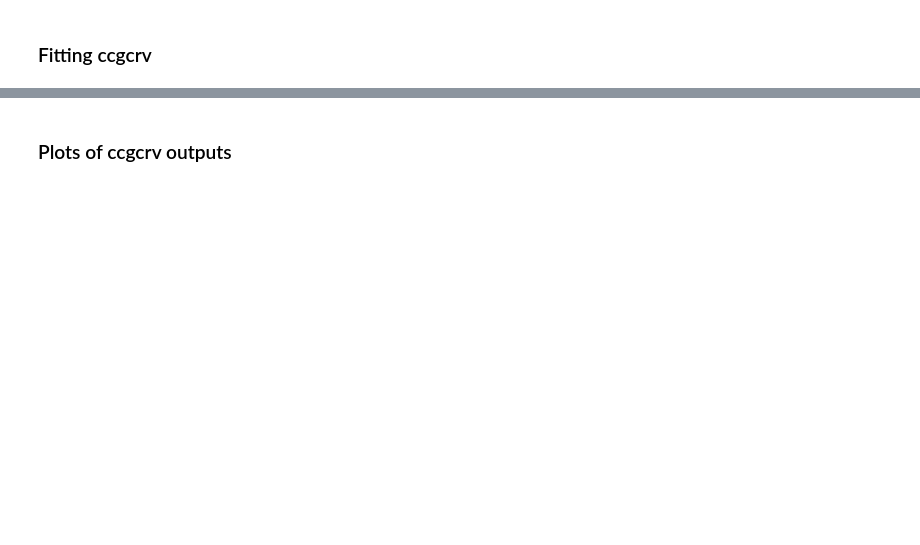
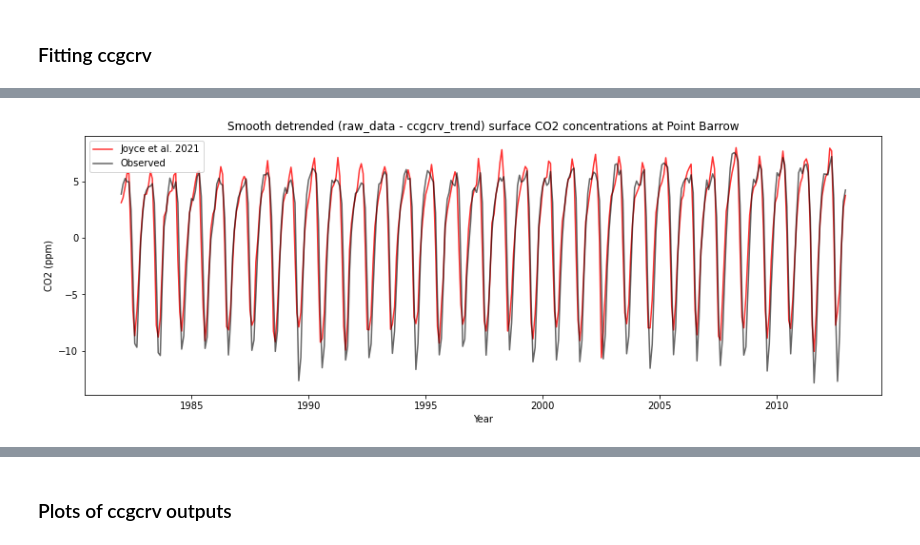
Before and after one commit to femoyano/co2_analysis, a Jupyter notebook: CO2_analysis.ipynb, the cells around one changed output, grey strips where cells are left out. Saved outputs shown, nothing was run; the diff lists cells and outputs as text; code cells hidden in the pictures; blank space fills up the shorter version.

```diff
--- a/CO2_analysis.ipynb
+++ b/CO2_analysis.ipynb
@@ -133,0 +195,22 @@ ccgfit_joyce = fit_ccgcrv(xp=co2_brw["decimal_year"], yp=co2_brw["co2_joyce"], p
+# %%
+# Calculate values
+co2_brw['co2_obs_dts'] = co2_brw.loc[:,'co2_obs'] - fit_obs['trend']
+co2_brw['co2_joyce_dts'] = co2_brw.loc[:,'co2_joyce'] - fit_joyce['trend']
+co2_brw_sub = co2_brw.loc[:,('year', 'co2_obs_dts', 'co2_joyce_dts')]
+
+co2_brw_yavg = co2_brw_sub.groupby(['year'], as_index=False).agg(np.mean)
+co2_brw_ymin = co2_brw_sub.groupby(['year'], as_index=False).agg(np.min)
+co2_brw_ymax = co2_brw_sub.groupby(['year'], as_index=False).agg(np.max)
+co2_brw_yamp = co2_brw_sub.groupby(['year'], as_index=False).agg(np.ptp)
+# %%
+# Plot smooth-detrended raw data (data minus ccgcrv_trend)
+plt.clf()
+plt.plot(co2_brw['decimal_year'], co2_brw['co2_joyce_dts'], alpha=0.8, color='red', label='Joyce et al. 2021')
+plt.plot(co2_brw['decimal_year'], co2_brw['co2_obs_dts'], alpha=0.6, color='black', label='Observed')
+plt.legend(loc="upper left")
+plt.title('Smooth detrended (raw_data - ccgcrv_trend) surface CO2 concentrations at Point Barrow')
+plt.ylabel('CO2 (ppm)')
+plt.xlabel('Year')
+plt.show()
+# %% [output]
+[figure, added]
```
Also changed, not shown: parts of 27 cells of this notebook, 10 other files.
